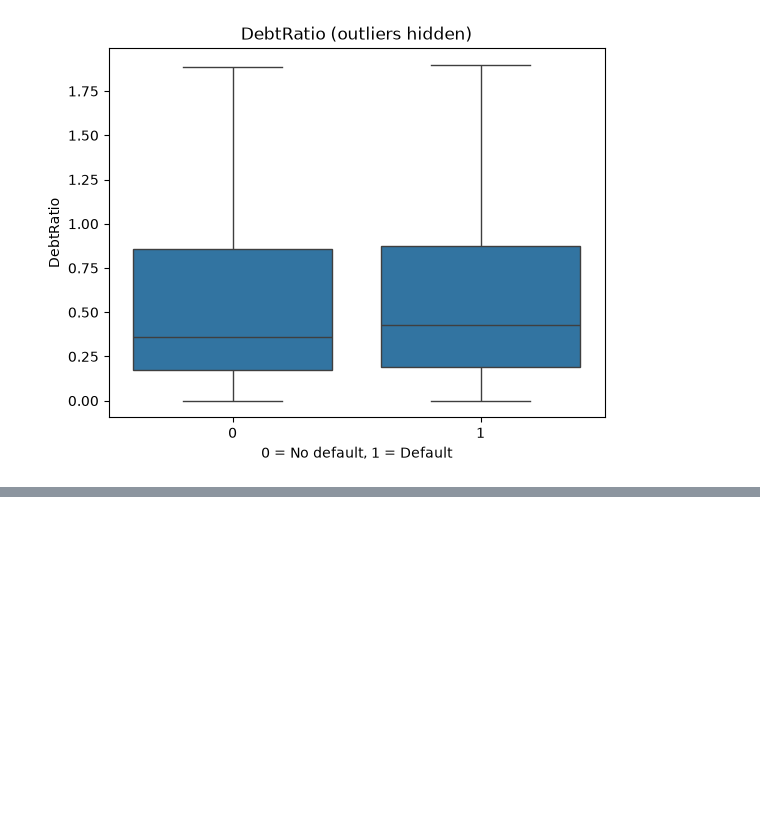
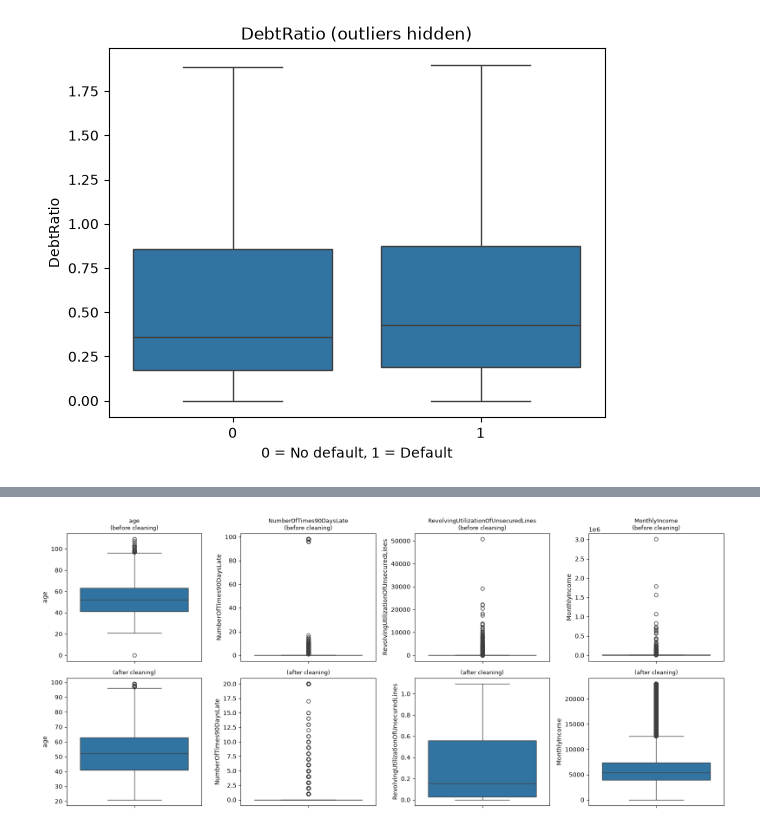
Before and after one commit to Lakshmisharma05/CREDIT-risk-research, a Jupyter notebook: member1_data.ipynb, the cells around one changed output, grey strips where cells are left out. Cells and saved outputs as stored; diff of their text form; code cells hidden in the pictures; blank space fills up the shorter version.

Commit message:
Add data documentation and EDA report

```diff
--- a/member1_data.ipynb
+++ b/member1_data.ipynb
@@ -377,0 +413,15 @@ plt.show()
+# %%
+clean = pd.read_csv("data/train.csv")
+cols = ["age", "NumberOfTimes90DaysLate", "RevolvingUtilizationOfUnsecuredLines", "MonthlyIncome"]
+
+fig, axes = plt.subplots(2, 4, figsize=(16, 7))
+for i, c in enumerate(cols):
+    sns.boxplot(y=raw[c], ax=axes[0, i])
+    axes[0, i].set_title(f"{c}\n(before cleaning)", fontsize=9)
+    sns.boxplot(y=clean[c], ax=axes[1, i])
+    axes[1, i].set_title("(after cleaning)", fontsize=9)
+plt.tight_layout()
+plt.savefig("figures/outliers_before_after.png", dpi=300, bbox_inches="tight")
+plt.show()
+# %% [output]
+[figure, added]
```
Also changed, not shown: parts of 2 cells of this notebook, 3 other files.
